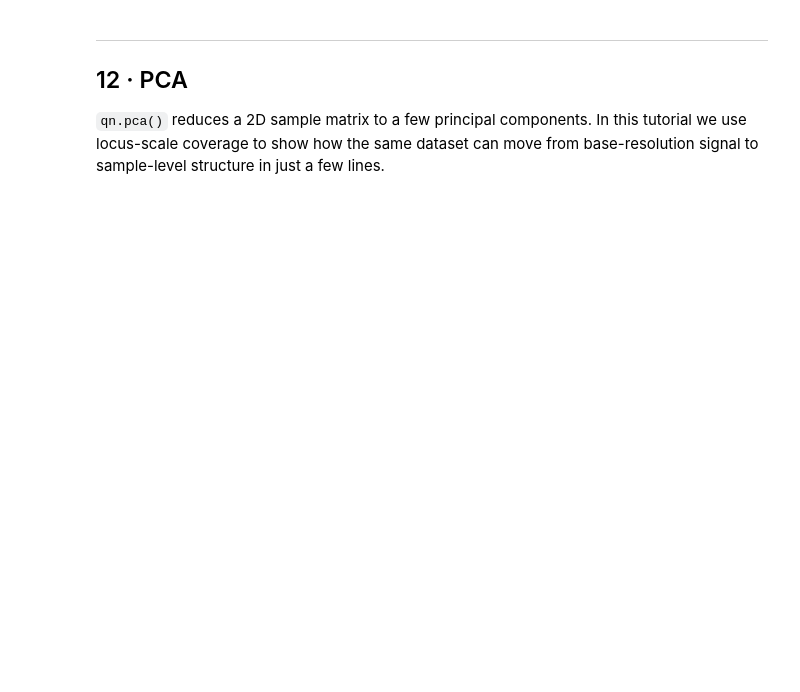
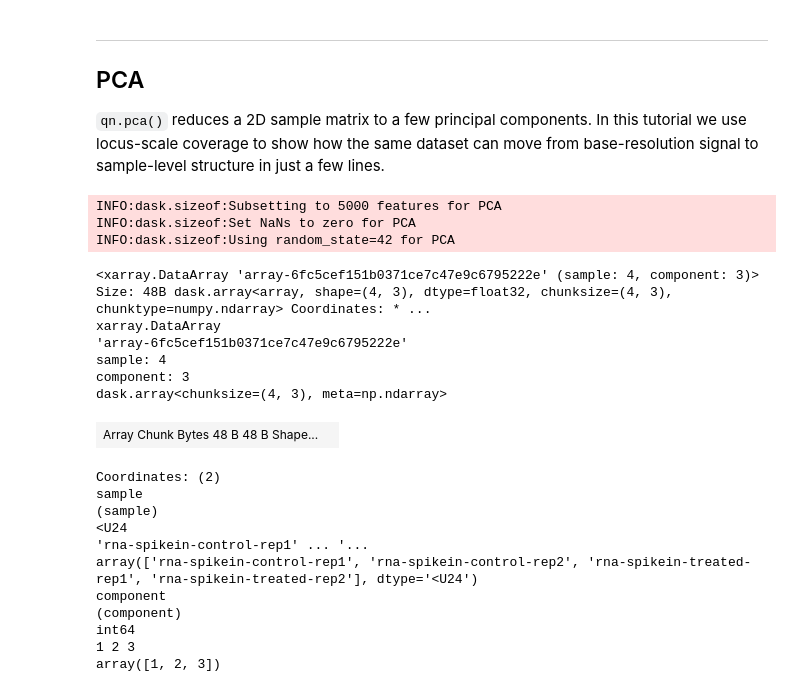
Before and after one commit to Milne-Group/QuantNado, a Jupyter notebook: example/example_dataset.ipynb, the cells around one changed output. Drawn from its saved outputs; the diff is of its cells as text; code cells hidden in the pictures; blank space fills up the shorter version.

```diff
--- a/example/example_dataset.ipynb
+++ b/example/example_dataset.ipynb
@@ -608,25 +1148,47 @@ corr_rna, _ = qn.correlate(
 # %% [markdown]
 ---
-## 12 · PCA
+## PCA
 
 `qn.pca()` reduces a 2D sample matrix to a few principal components. In this tutorial we use locus-scale coverage to show how the same dataset can move from base-resolution signal to sample-level structure in just a few lines.
 # %%
 # GENE-locus coverage across all samples, randomly subsampled to 5k positions
-GENE_cov = qn.sel_gene(GENE_NAME, padding=0)
+cov = qn.sel_gene(GENE_NAME, padding=0)
 
 pca_obj, pca_result = qn.pca(
-    GENE_cov,
+    cov,
     n_components=3,
     assay=["RNA"],
     # samples=None,
     # modality=None,
     chromosome=GENE_CHROM,
     nan_handling_strategy="set_to_zero",
     subset_size=5_000,
     subset_strategy="random",
     random_state=42,
 )
 pca_result
+# %% [output]
+INFO:dask.sizeof:Subsetting to 5000 features for PCA
+INFO:dask.sizeof:Set NaNs to zero for PCA
+INFO:dask.sizeof:Using random_state=42 for PCA
+<xarray.DataArray 'array-6fc5cef151b0371ce7c47e9c6795222e' (sample: 4, component: 3)> Size: 48B dask.array<array, shape=(4, 3), dtype=float32, chunksize=(4, 3), chunktype=numpy.ndarray> Coordinates: * ...
+xarray.DataArray
+'array-6fc5cef151b0371ce7c47e9c6795222e'
+sample: 4
+component: 3
+dask.array<chunksize=(4, 3), meta=np.ndarray>
+| Array Chunk Bytes 48 B 48 B Shape... |  |
+Coordinates: (2)
+sample
+(sample)
+<U24
+'rna-spikein-control-rep1' ... '...
+array(['rna-spikein-control-rep1', 'rna-spikein-control-rep2', 'rna-spikein-treated-rep1', 'rna-spikein-treated-rep2'], dtype='<U24')
+component
+(component)
+int64
+1 2 3
+array([1, 2, 3])
 # %%
 # Scree plot — explained variance per component
 qn.pca_scree(pca_obj)
```
Also changed, not shown: parts of 68 cells of this notebook, 6 other files.
